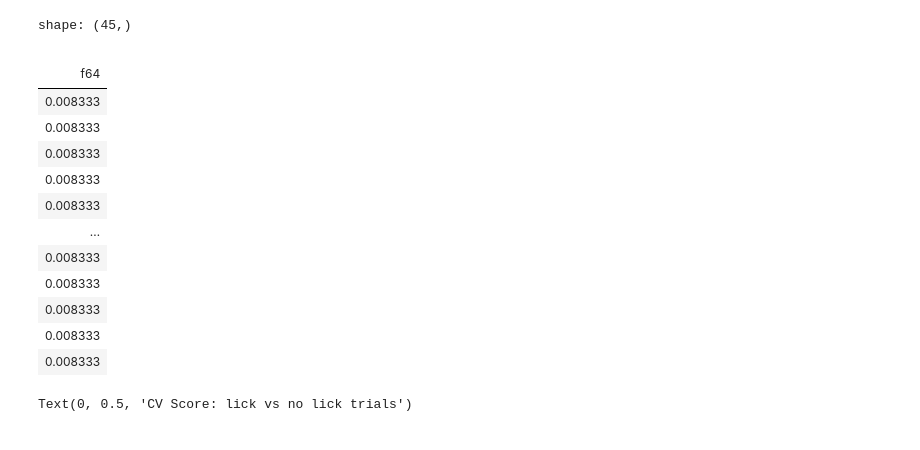
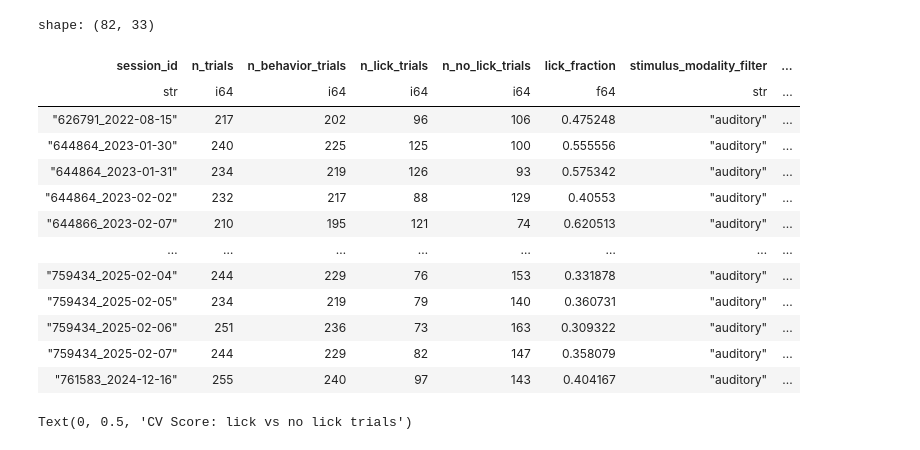
Before and after one commit to corbennett/dynamic_routing_facemap, a Jupyter notebook: analysis.ipynb, the cells around one changed output. Saved outputs shown, nothing was run; the diff lists cells and outputs as text; code cells hidden in the pictures.

```diff
--- a/analysis.ipynb
+++ b/analysis.ipynb
@@ -20,18 +11,18 @@ shape: (5, 32)
-# %%
-df['window_center_s'][0] - df['window_start_s'][0]
-# %% [output]
-shape: (45,)
-|  |
-| f64 |
-| 0.008333 |
-| 0.008333 |
-| 0.008333 |
-| 0.008333 |
-| 0.008333 |
-| … |
-| 0.008333 |
-| 0.008333 |
-| 0.008333 |
-| 0.008333 |
-| 0.008333 |
+# %%
+df_auditory
+# %% [output]
+shape: (82, 33)
+| session_id | n_trials | n_behavior_trials | n_lick_trials | n_no_lick_trials | lick_fraction | stimulus_modality_filter | ... |
+| str | i64 | i64 | i64 | i64 | f64 | str | ... |
+| "626791_2022-08-15" | 217 | 202 | 96 | 106 | 0.475248 | "auditory" | ... |
+| "644864_2023-01-30" | 240 | 225 | 125 | 100 | 0.555556 | "auditory" | ... |
+| "644864_2023-01-31" | 234 | 219 | 126 | 93 | 0.575342 | "auditory" | ... |
+| "644864_2023-02-02" | 232 | 217 | 88 | 129 | 0.40553 | "auditory" | ... |
+| "644866_2023-02-07" | 210 | 195 | 121 | 74 | 0.620513 | "auditory" | ... |
+| … | … | … | … | … | … | … | ... |
+| "759434_2025-02-04" | 244 | 229 | 76 | 153 | 0.331878 | "auditory" | ... |
+| "759434_2025-02-05" | 234 | 219 | 79 | 140 | 0.360731 | "auditory" | ... |
+| "759434_2025-02-06" | 251 | 236 | 73 | 163 | 0.309322 | "auditory" | ... |
+| "759434_2025-02-07" | 244 | 229 | 82 | 147 | 0.358079 | "auditory" | ... |
+| "761583_2024-12-16" | 255 | 240 | 97 | 143 | 0.404167 | "auditory" | ... |
 # %%
```
Also changed, not shown: parts of 10 cells of this notebook, 2 other files.
